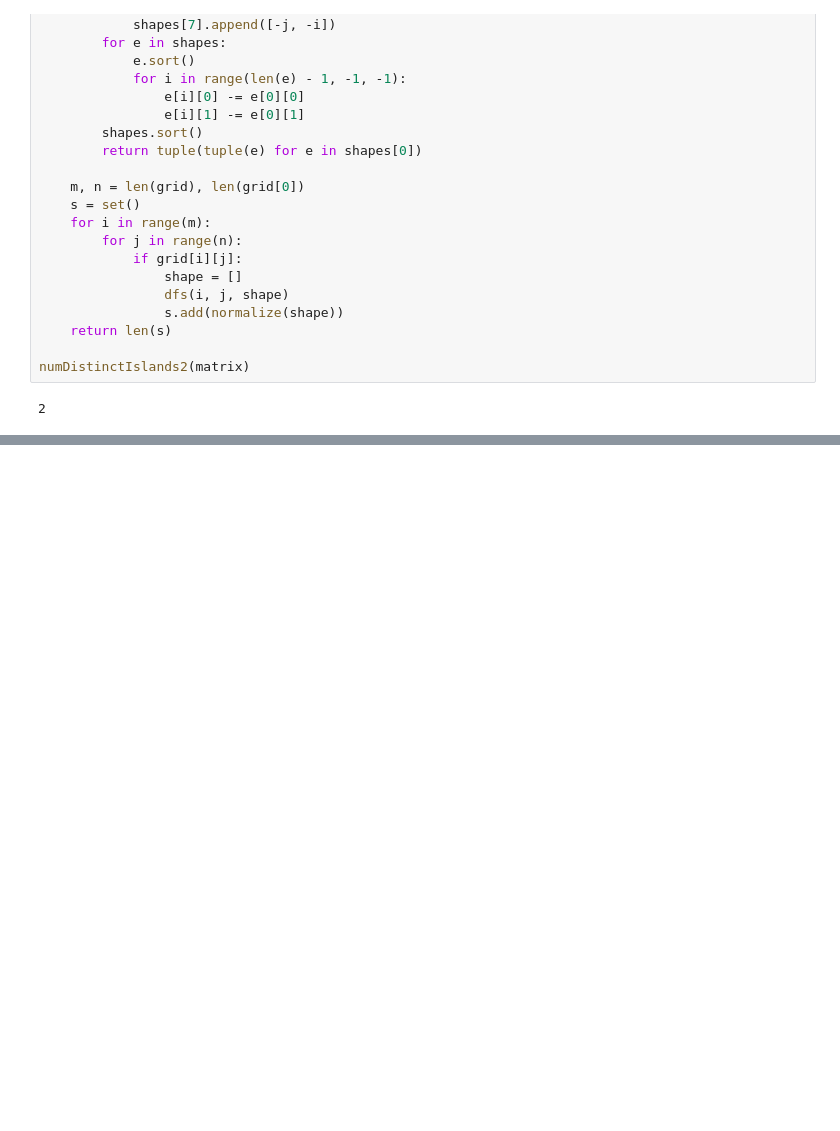
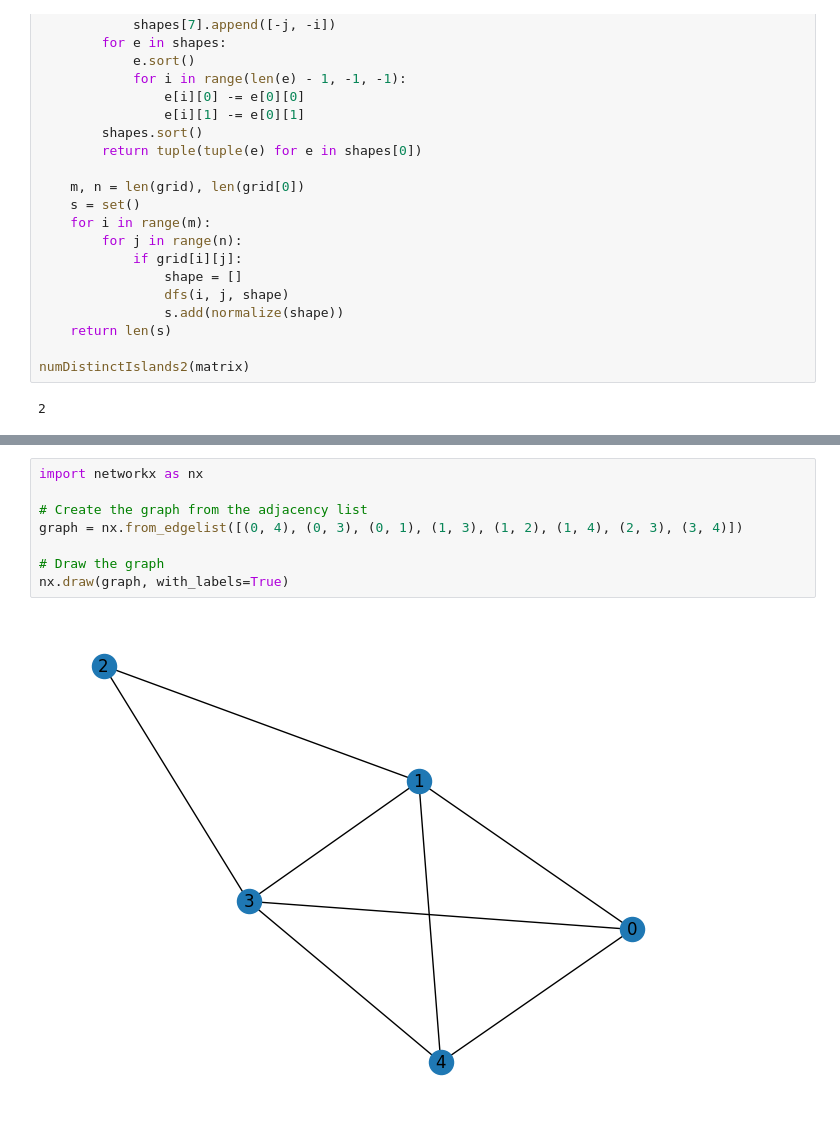
Before and after one commit to Sumit1673/LeetCode75, a Jupyter notebook: Python_Algo_DS/leetcode_medium.ipynb, the cells around one changed output, grey strips where cells are left out. Drawn from its saved outputs; the diff is of its cells as text; blank space fills up the shorter version.

```diff
--- a/Python_Algo_DS/leetcode_medium.ipynb
+++ b/Python_Algo_DS/leetcode_medium.ipynb
@@ -1068,0 +1436,10 @@ while zigzag2.hasNext:
+# %%
+import networkx as nx
+
+# Create the graph from the adjacency list
+graph = nx.from_edgelist([(0, 4), (0, 3), (0, 1), (1, 3), (1, 2), (1, 4), (2, 3), (3, 4)])
+
+# Draw the graph
+nx.draw(graph, with_labels=True)
+# %% [output]
+[figure, added]
```
Also changed, not shown: parts of 16 cells of this notebook.
